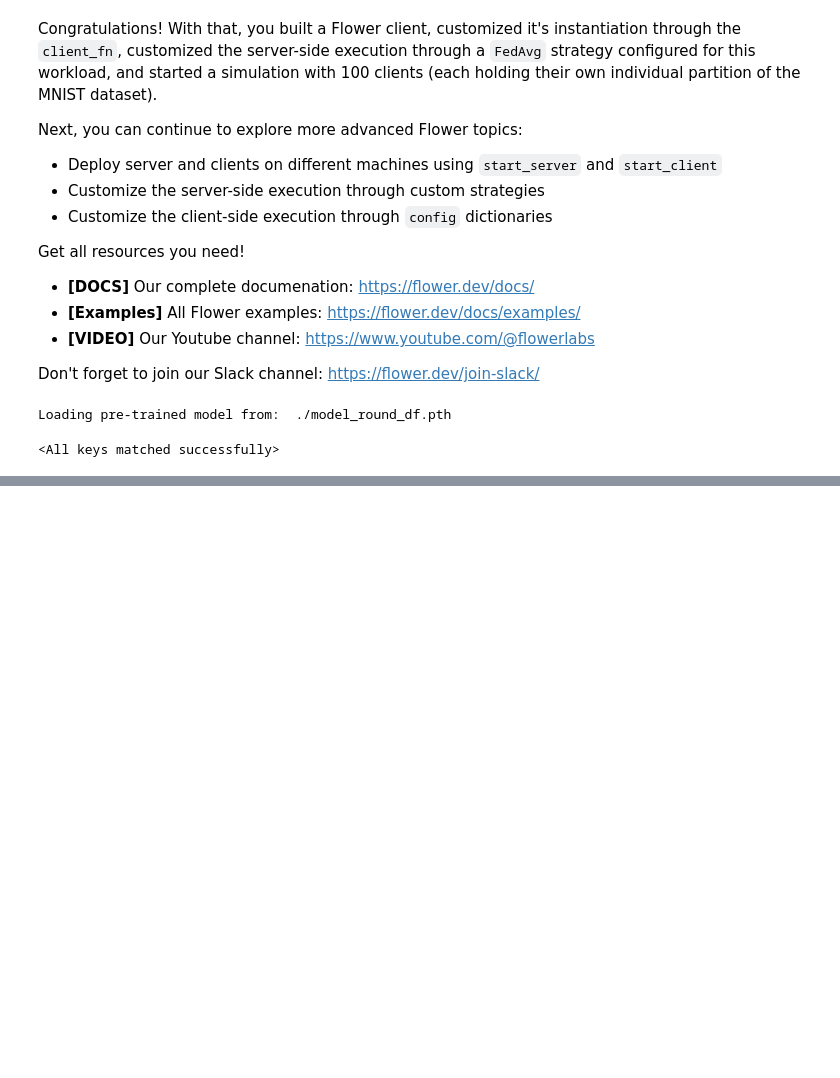
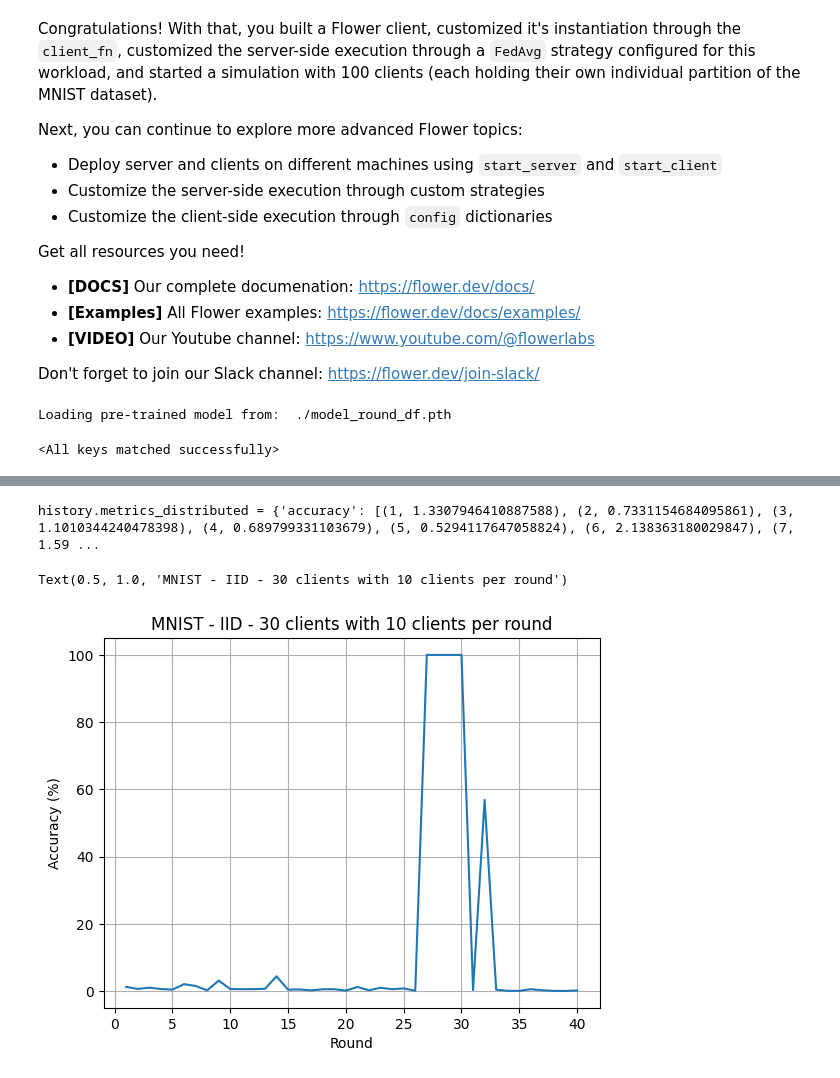
Before and after one commit to longchung2002/FLOWER-framework-simulation-poisonGAN, a Jupyter notebook: sim_v0_8_6.ipynb, the cells around one changed output, grey strips where cells are left out. Cells and saved outputs as stored; diff of their text form; code cells hidden in the pictures; blank space fills up the shorter version.

```diff
--- a/sim_v0_8_6.ipynb
+++ b/sim_v0_8_6.ipynb
@@ -771,7 +772,7 @@ disable_progress_bar()
 history = fl.simulation.start_simulation(
     client_fn=client_fn_callback,  # a callback to construct a client
     num_clients=NUM_CLIENTS,  # total number of clients in the experiment
-    config=fl.server.ServerConfig(num_rounds=100),  # let's run for 10 rounds
+    config=fl.server.ServerConfig(num_rounds=40),  # let's run for 10 rounds
     strategy=strategy,  # the strategy that will orchestrate the whole FL pipeline
     client_resources=client_resources,
     actor_kwargs={
@@ -890,13 +894,21 @@ Accuracy của poisoned task: 1.26%
 # %%
 import matplotlib.pyplot as plt
 
-print(f"{history.metrics_centralized = }")
+# print(f"{history.metrics_centralized = }")
+print(f"{history.metrics_distributed = }")
 
-global_accuracy_centralised = history.metrics_centralized["accuracy"]
+
+# global_accuracy_centralised = history.metrics_centralized["accuracy"]
+global_accuracy_centralised = history.metrics_distributed["accuracy"]
+
 round = [data[0] for data in global_accuracy_centralised]
 acc = [data[1] for data in global_accuracy_centralised]
 plt.plot(round, acc)
 plt.grid()
 plt.ylabel("Accuracy (%)")
 plt.xlabel("Round")
 plt.title("MNIST - IID - 30 clients with 10 clients per round")
+# %% [output]
+history.metrics_distributed = {'accuracy': [(1, 1.3307946410887588), (2, 0.7331154684095861), (3, 1.1010344240478398), (4, 0.689799331103679), (5, 0.5294117647058824), (6, 2.138363180029847), (7, 1.59 ...
+Text(0.5, 1.0, 'MNIST - IID - 30 clients with 10 clients per round')
+[figure, added]
```
Also changed, not shown: parts of 3 cells of this notebook.
